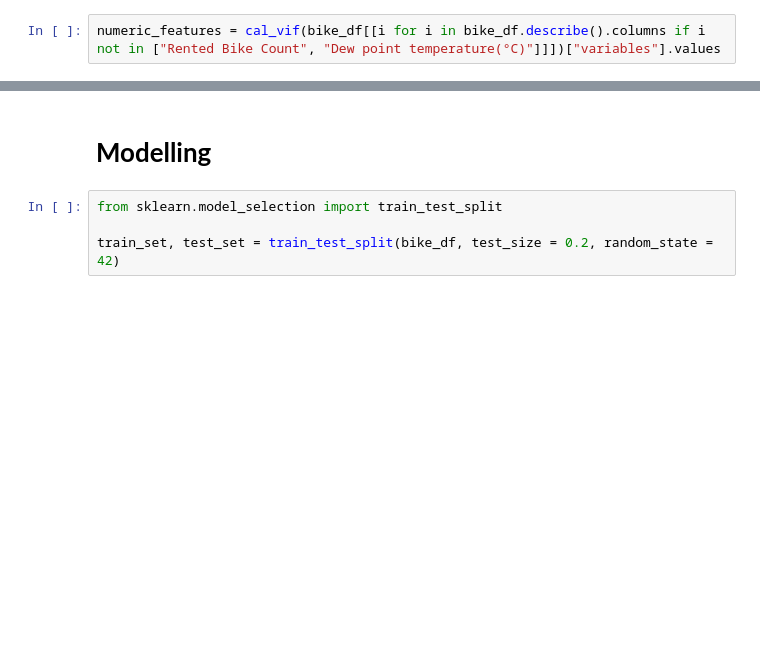
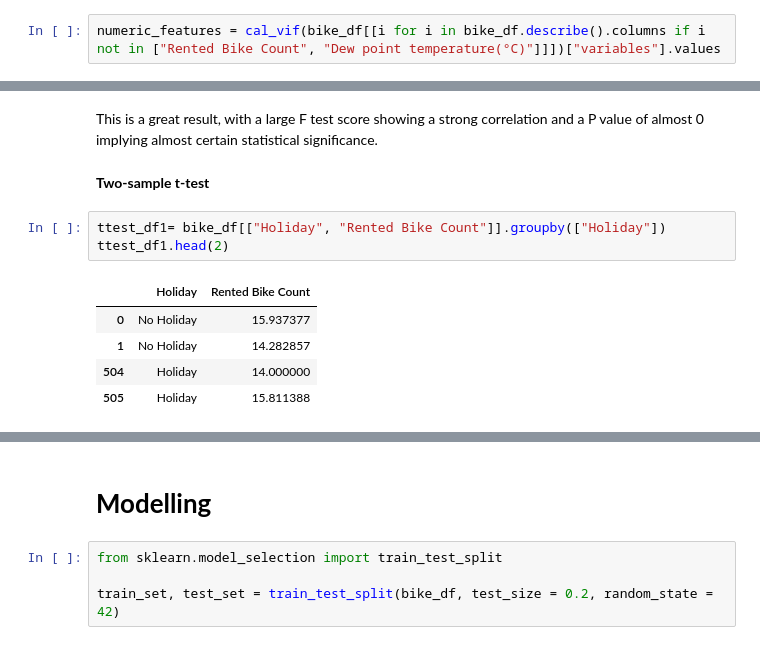
Before and after one commit to RupeshSharma14/Bike-Sharing-Demand-Prediction, a Jupyter notebook: Bike_Sharing_Demand_Prediction_Capstone_Project.ipynb, the cells around one changed output, grey strips where cells are left out. Cells and saved outputs as stored; diff of their text form; blank space fills up the shorter version.

```diff
--- a/Bike_Sharing_Demand_Prediction_Capstone_Project.ipynb
+++ b/Bike_Sharing_Demand_Prediction_Capstone_Project.ipynb
@@ -411,0 +446,13 @@ bike_df.drop(columns = "Date", inplace = True)
+# %% [markdown]
+This is a great result, with a large F test score showing a strong correlation and a P value of almost 0 implying almost certain statistical significance.
+# %% [markdown]
+**Two-sample t-test**
+# %%
+ttest_df1= bike_df[["Holiday", "Rented Bike Count"]].groupby(["Holiday"])
+ttest_df1.head(2)
+# %% [output]
+|  | Holiday | Rented Bike Count |
+| 0 | No Holiday | 15.937377 |
+| 1 | No Holiday | 14.282857 |
+| 504 | Holiday | 14.000000 |
+| 505 | Holiday | 15.811388 |
```
Also changed, not shown: parts of 38 cells of this notebook.
